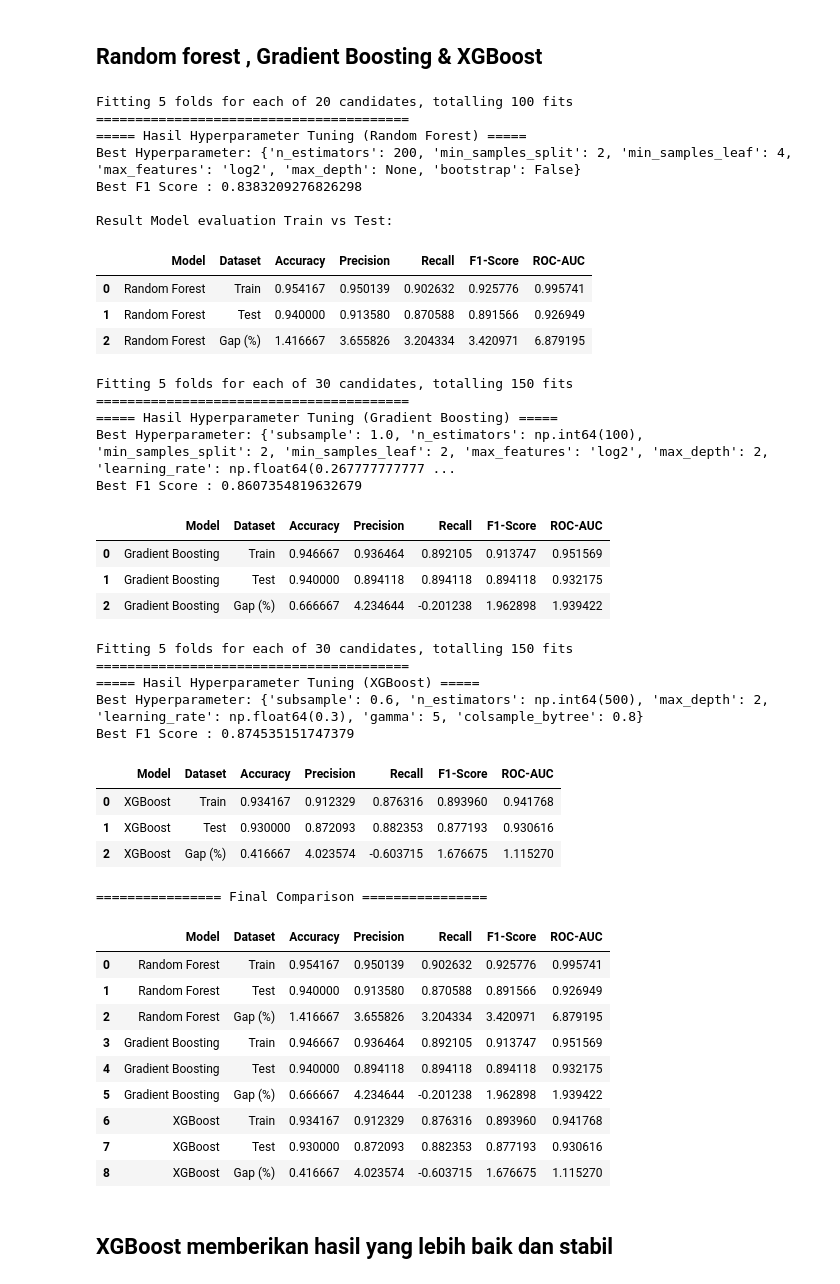
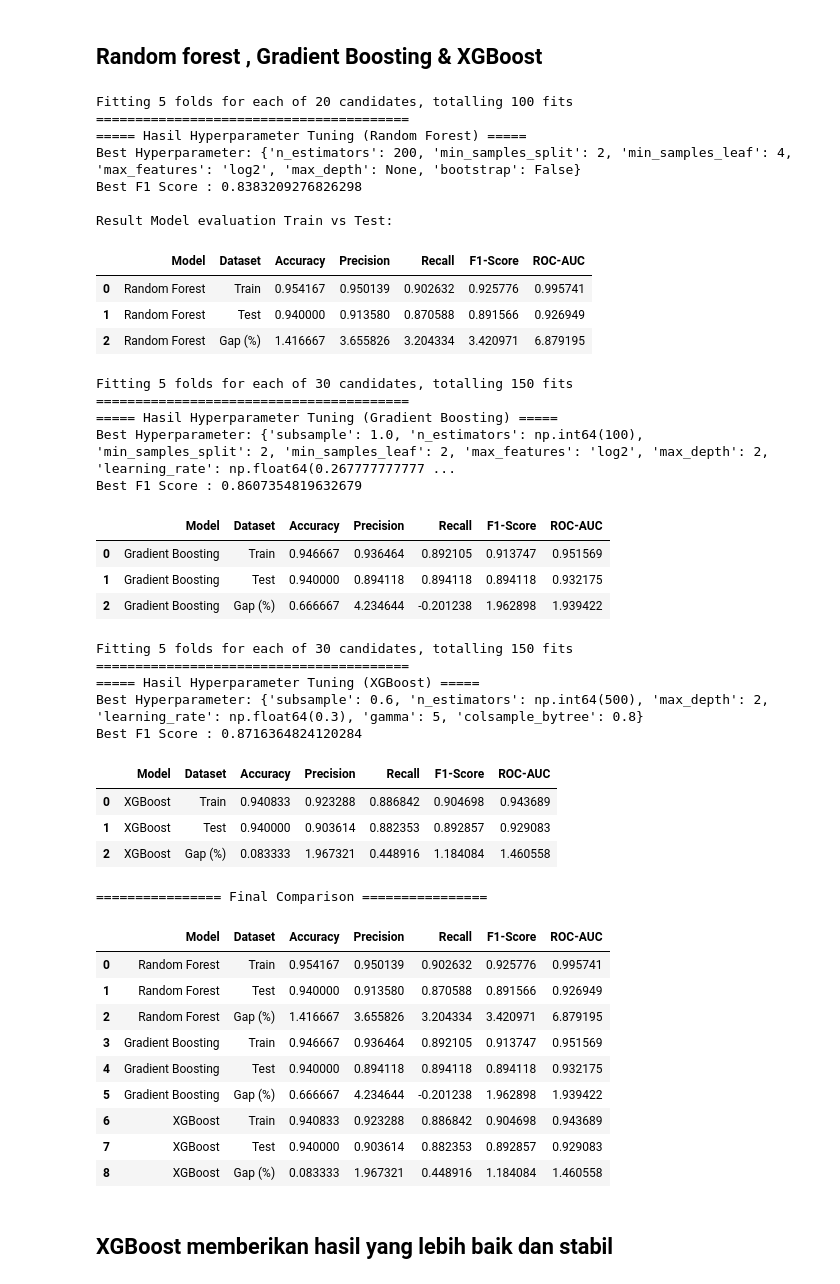
Before and after one commit to agirahmawandi/stage_3_L, a Jupyter notebook: Stage3_Mode_evaluation-agung.ipynb, the cells around one changed output. Drawn from its saved outputs; the diff is of its cells as text; code cells hidden in the pictures.

```diff
--- a/Stage3_Mode_evaluation-agung.ipynb
+++ b/Stage3_Mode_evaluation-agung.ipynb
@@ -85,7 +86,7 @@ memory usage: 129.0 KB
 ## Modeling
 # %%
 X_train = pd.read_csv('dataset/X_train.csv')
-y_test = pd.read_csv('dataset/y_test.csv')
+X_test = pd.read_csv('dataset/X_test.csv')
 y_train = pd.read_csv('dataset/y_train.csv')['HiringDecision']
 y_test  = pd.read_csv('dataset/y_test.csv')['HiringDecision']
 # %%
@@ -362,6 +363,7 @@ display(df_gb_eval)
 # =========================================
 # 3. XGBoost
 # =========================================
+cv = StratifiedKFold(n_splits=5, shuffle=True, random_state=42)
 xgb = XGBClassifier(random_state=42, eval_metric='logloss')
 
 
@@ -378,7 +380,7 @@ xgb_random = RandomizedSearchCV(
     estimator=xgb,
     param_distributions=xgb_param_dist,
     n_iter=30,
-    cv=5,
+    cv=cv,
     scoring='f1',
     verbose=2,
     random_state=42,
@@ -403,37 +405,37 @@ display(df_xgb_eval)
 # =========================================
 final_results = pd.concat([df_rf_eval, df_gb_eval, df_xgb_eval], ignore_index=True)
 print("\n================ Final Comparison ================")
 display(final_results)
 # %% [output]
 Fitting 5 folds for each of 20 candidates, totalling 100 fits
 ========================================
 ===== Hasil Hyperparameter Tuning (Random Forest) =====
 Best Hyperparameter: {'n_estimators': 200, 'min_samples_split': 2, 'min_samples_leaf': 4, 'max_features': 'log2', 'max_depth': None, 'bootstrap': False}
 Best F1 Score : 0.8383209276826298
 
 Result Model evaluation Train vs Test:
 |  | Model | Dataset | Accuracy | Precision | Recall | F1-Score | ROC-AUC |
 | 0 | Random Forest | Train | 0.954167 | 0.950139 | 0.902632 | 0.925776 | 0.995741 |
 | 1 | Random Forest | Test | 0.940000 | 0.913580 | 0.870588 | 0.891566 | 0.926949 |
 | 2 | Random Forest | Gap (%) | 1.416667 | 3.655826 | 3.204334 | 3.420971 | 6.879195 |
 Fitting 5 folds for each of 30 candidates, totalling 150 fits
 ========================================
 ===== Hasil Hyperparameter Tuning (Gradient Boosting) =====
 Best Hyperparameter: {'subsample': 1.0, 'n_estimators': np.int64(100), 'min_samples_split': 2, 'min_samples_leaf': 2, 'max_features': 'log2', 'max_depth': 2, 'learning_rate': np.float64(0.267777777777 ...
 Best F1 Score : 0.8607354819632679
 |  | Model | Dataset | Accuracy | Precision | Recall | F1-Score | ROC-AUC |
 | 0 | Gradient Boosting | Train | 0.946667 | 0.936464 | 0.892105 | 0.913747 | 0.951569 |
 | 1 | Gradient Boosting | Test | 0.940000 | 0.894118 | 0.894118 | 0.894118 | 0.932175 |
 | 2 | Gradient Boosting | Gap (%) | 0.666667 | 4.234644 | -0.201238 | 1.962898 | 1.939422 |
 Fitting 5 folds for each of 30 candidates, totalling 150 fits
 ========================================
 ===== Hasil Hyperparameter Tuning (XGBoost) =====
 Best Hyperparameter: {'subsample': 0.6, 'n_estimators': np.int64(500), 'max_depth': 2, 'learning_rate': np.float64(0.3), 'gamma': 5, 'colsample_bytree': 0.8}
-Best F1 Score : 0.874535151747379
+Best F1 Score : 0.8716364824120284
 |  | Model | Dataset | Accuracy | Precision | Recall | F1-Score | ROC-AUC |
-| 0 | XGBoost | Train | 0.934167 | 0.912329 | 0.876316 | 0.893960 | 0.941768 |
-| 1 | XGBoost | Test | 0.930000 | 0.872093 | 0.882353 | 0.877193 | 0.930616 |
-| 2 | XGBoost | Gap (%) | 0.416667 | 4.023574 | -0.603715 | 1.676675 | 1.115270 |
+| 0 | XGBoost | Train | 0.940833 | 0.923288 | 0.886842 | 0.904698 | 0.943689 |
+| 1 | XGBoost | Test | 0.940000 | 0.903614 | 0.882353 | 0.892857 | 0.929083 |
+| 2 | XGBoost | Gap (%) | 0.083333 | 1.967321 | 0.448916 | 1.184084 | 1.460558 |
 ================ Final Comparison ================
 |  | Model | Dataset | Accuracy | Precision | Recall | F1-Score | ROC-AUC |
 | 0 | Random Forest | Train | 0.954167 | 0.950139 | 0.902632 | 0.925776 | 0.995741 |
@@ -442,9 +444,9 @@ Best F1 Score : 0.874535151747379
 | 3 | Gradient Boosting | Train | 0.946667 | 0.936464 | 0.892105 | 0.913747 | 0.951569 |
 | 4 | Gradient Boosting | Test | 0.940000 | 0.894118 | 0.894118 | 0.894118 | 0.932175 |
 | 5 | Gradient Boosting | Gap (%) | 0.666667 | 4.234644 | -0.201238 | 1.962898 | 1.939422 |
-| 6 | XGBoost | Train | 0.934167 | 0.912329 | 0.876316 | 0.893960 | 0.941768 |
-| 7 | XGBoost | Test | 0.930000 | 0.872093 | 0.882353 | 0.877193 | 0.930616 |
-| 8 | XGBoost | Gap (%) | 0.416667 | 4.023574 | -0.603715 | 1.676675 | 1.115270 |
+| 6 | XGBoost | Train | 0.940833 | 0.923288 | 0.886842 | 0.904698 | 0.943689 |
+| 7 | XGBoost | Test | 0.940000 | 0.903614 | 0.882353 | 0.892857 | 0.929083 |
+| 8 | XGBoost | Gap (%) | 0.083333 | 1.967321 | 0.448916 | 1.184084 | 1.460558 |
 # %% [markdown]
 ## XGBoost memberikan hasil yang lebih baik dan stabil
 # %%
```
Also changed, not shown: parts of 6 cells of this notebook, 5 other files.
